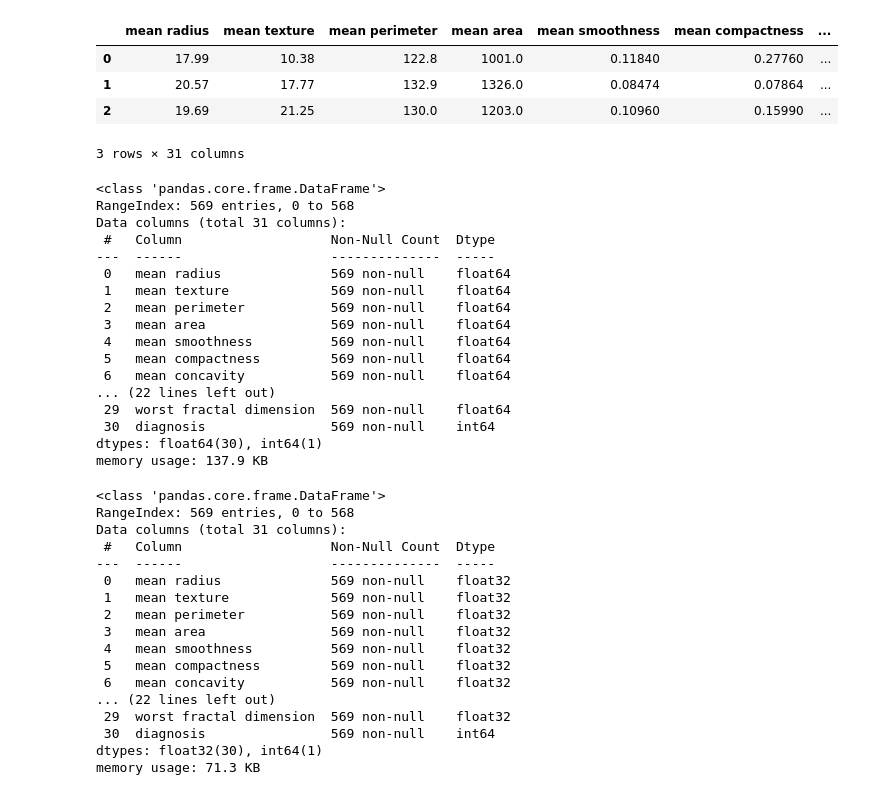
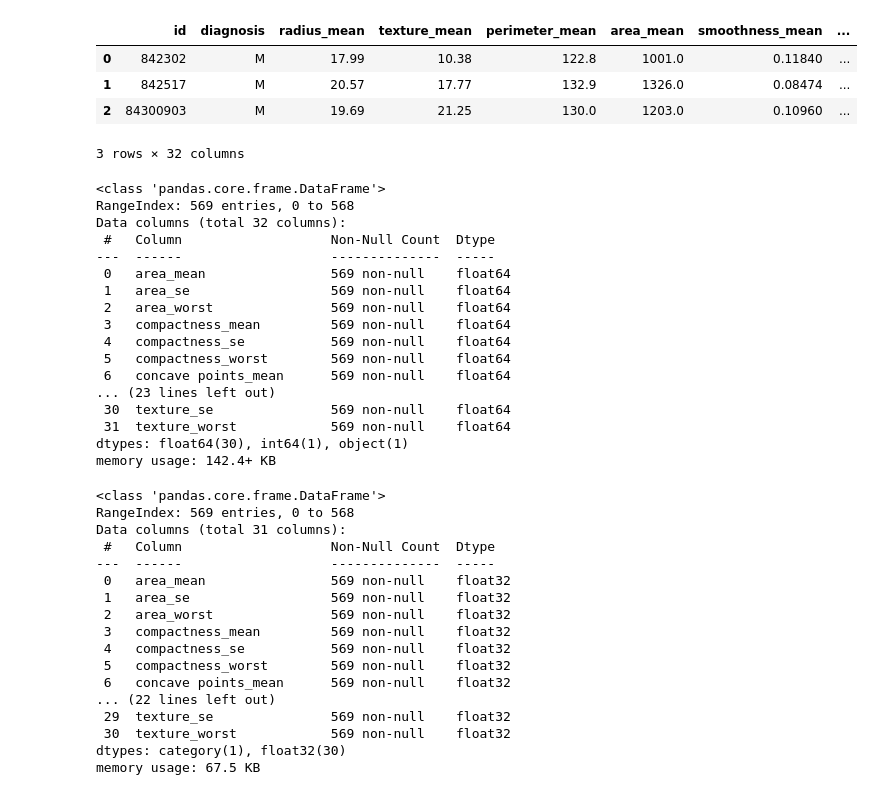
Before and after one commit to flima3/ufrn-imd3002-aprendizado-de-maquina-supervisionado, a Jupyter notebook: breast-cancer-project/notebooks/eda.ipynb, the cells around one changed output. Cells and saved outputs as stored; diff of their text form; code cells hidden in the pictures.

```diff
--- a/breast-cancer-project/notebooks/eda.ipynb
+++ b/breast-cancer-project/notebooks/eda.ipynb
@@ -10,48 +12,51 @@ from src.graficos import PALETTE, SCATTER_ALPHA, plot_correl_matrix
 # %%
 # Carregamento da base de dados
-data = load_breast_cancer()
+data = DADOS_ORIGINAIS
 
-df = pd.DataFrame(data=data.data, columns=data.feature_names)
-df['diagnosis'] = data.target
-
-df.to_csv(DADOS_ORIGINAIS, index=False)
+df = pd.read_csv(data)
 df.head(3)
 # %% [output]
-|  | mean radius | mean texture | mean perimeter | mean area | mean smoothness | mean compactness | ... |
-| 0 | 17.99 | 10.38 | 122.8 | 1001.0 | 0.11840 | 0.27760 | ... |
-| 1 | 20.57 | 17.77 | 132.9 | 1326.0 | 0.08474 | 0.07864 | ... |
-| 2 | 19.69 | 21.25 | 130.0 | 1203.0 | 0.10960 | 0.15990 | ... |
+|  | id | diagnosis | radius_mean | texture_mean | perimeter_mean | area_mean | smoothness_mean | ... |
+| 0 | 842302 | M | 17.99 | 10.38 | 122.8 | 1001.0 | 0.11840 | ... |
+| 1 | 842517 | M | 20.57 | 17.77 | 132.9 | 1326.0 | 0.08474 | ... |
+| 2 | 84300903 | M | 19.69 | 21.25 | 130.0 | 1203.0 | 0.10960 | ... |
-3 rows × 31 columns
+3 rows × 32 columns
 # %%
+# Reordenação das colunas
+df = df.reindex(sorted(df.columns), axis=1)
+
 # Informações da base de dados
 df.info()
 # %% [output]
 <class 'pandas.core.frame.DataFrame'>
 RangeIndex: 569 entries, 0 to 568
-Data columns (total 31 columns):
+Data columns (total 32 columns):
  #   Column                   Non-Null Count  Dtype
 ---  ------                   --------------  -----
- 0   mean radius              569 non-null    float64
- 1   mean texture             569 non-null    float64
- 2   mean perimeter           569 non-null    float64
- 3   mean area                569 non-null    float64
- 4   mean smoothness          569 non-null    float64
- 5   mean compactness         569 non-null    float64
- 6   mean concavity           569 non-null    float64
-... (22 lines left out)
- 29  worst fractal dimension  569 non-null    float64
- 30  diagnosis                569 non-null    int64
-dtypes: float64(30), int64(1)
-memory usage: 137.9 KB
+ 0   area_mean                569 non-null    float64
+ 1   area_se                  569 non-null    float64
+ 2   area_worst               569 non-null    float64
+ 3   compactness_mean         569 non-null    float64
+ 4   compactness_se           569 non-null    float64
+ 5   compactness_worst        569 non-null    float64
+ 6   concave points_mean      569 non-null    float64
+... (23 lines left out)
+ 30  texture_se               569 non-null    float64
+ 31  texture_worst            569 non-null    float64
+dtypes: float64(30), int64(1), object(1)
+memory usage: 142.4+ KB
 # %%
+# Remoção da coluna 'id'
+df = df.drop(columns=['id'])
+
 # Seleção das colunas numéricas
 col_num = df.drop(columns=['diagnosis']).columns
 
 # Downcast das colunas float
 df[col_num] = df[col_num].apply(pd.to_numeric, downcast='float')
 
-# Conversão da colunas target binária
-df['diagnosis'] = df['diagnosis'].apply(pd.to_numeric, downcast='integer')
+# Conversão da colunas target em categórica
+df['diagnosis'] = df['diagnosis'].astype('category')
 
 # Resultado
 df.info()
@@ -61,18 +66,18 @@ RangeIndex: 569 entries, 0 to 568
 Data columns (total 31 columns):
  #   Column                   Non-Null Count  Dtype
 ---  ------                   --------------  -----
- 0   mean radius              569 non-null    float32
- 1   mean texture             569 non-null    float32
- 2   mean perimeter           569 non-null    float32
- 3   mean area                569 non-null    float32
- 4   mean smoothness          569 non-null    float32
- 5   mean compactness         569 non-null    float32
- 6   mean concavity           569 non-null    float32
+ 0   area_mean                569 non-null    float32
+ 1   area_se                  569 non-null    float32
+ 2   area_worst               569 non-null    float32
+ 3   compactness_mean         569 non-null    float32
+ 4   compactness_se           569 non-null    float32
+ 5   compactness_worst        569 non-null    float32
+ 6   concave points_mean      569 non-null    float32
 ... (22 lines left out)
- 29  worst fractal dimension  569 non-null    float32
- 30  diagnosis                569 non-null    int64
-dtypes: float32(30), int64(1)
-memory usage: 71.3 KB
+ 29  texture_se               569 non-null    float32
+ 30  texture_worst            569 non-null    float32
+dtypes: category(1), float32(30)
+memory usage: 67.5 KB
 # %%
 # Descrição estatística das variáveis
 df.describe()
```
Also changed, not shown: parts of 9 cells of this notebook.
